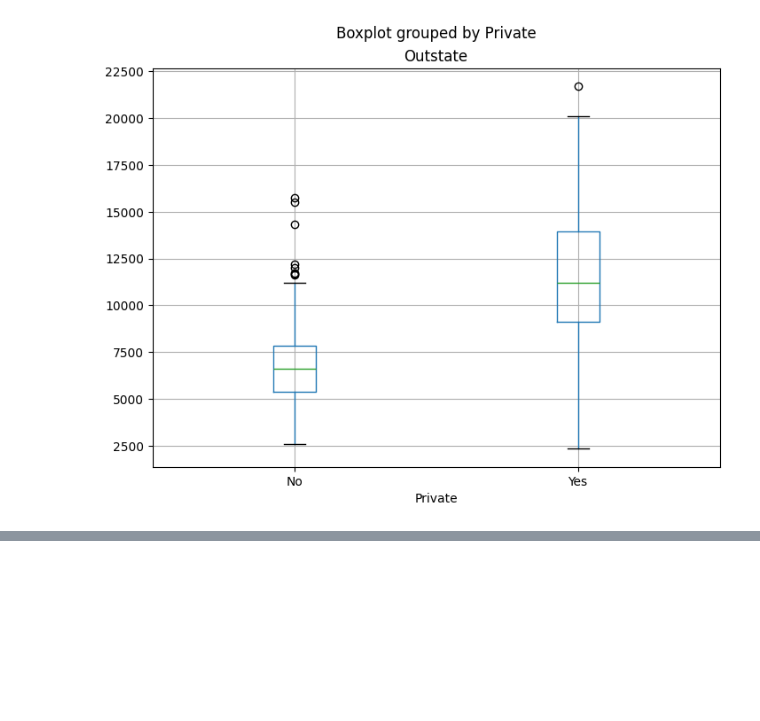
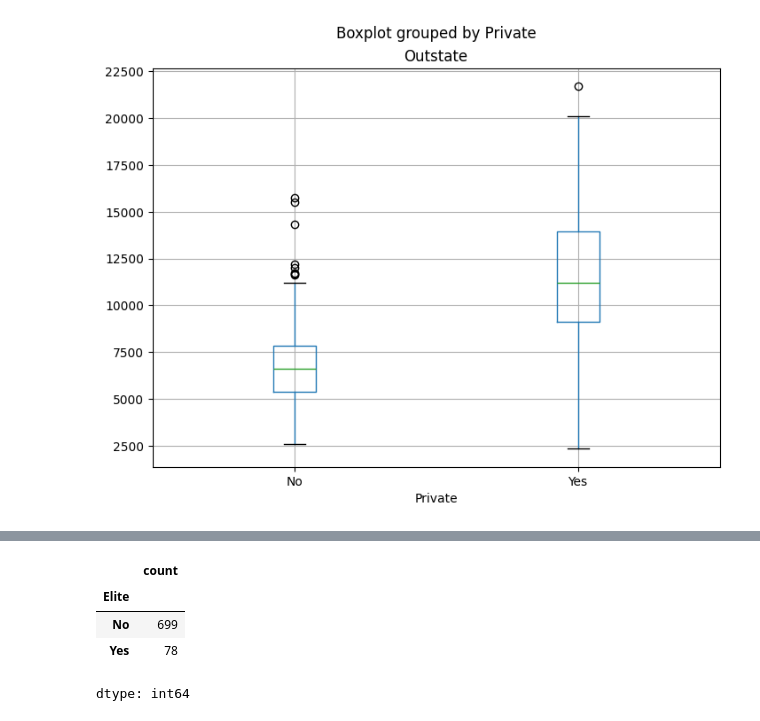
Before and after one commit to faseeh-quraishi/Assignment1_StatisticalLearning, a Jupyter notebook: Statistical_Learning_Assignment_1.ipynb, the cells around one changed output, grey strips where cells are left out. Cells and saved outputs as stored; diff of their text form; code cells hidden in the pictures; blank space fills up the shorter version.

```diff
--- a/Statistical_Learning_Assignment_1.ipynb
+++ b/Statistical_Learning_Assignment_1.ipynb
@@ -104,0 +229,8 @@ college.boxplot(column="Outstate", by="Private", figsize=(8,6))
+# %%
+college['Elite'].value_counts()
+# %% [output]
+|  | count |
+| Elite |  |
+| No | 699 |
+| Yes | 78 |
+dtype: int64
```
Also changed, not shown: parts of 22 cells of this notebook.
